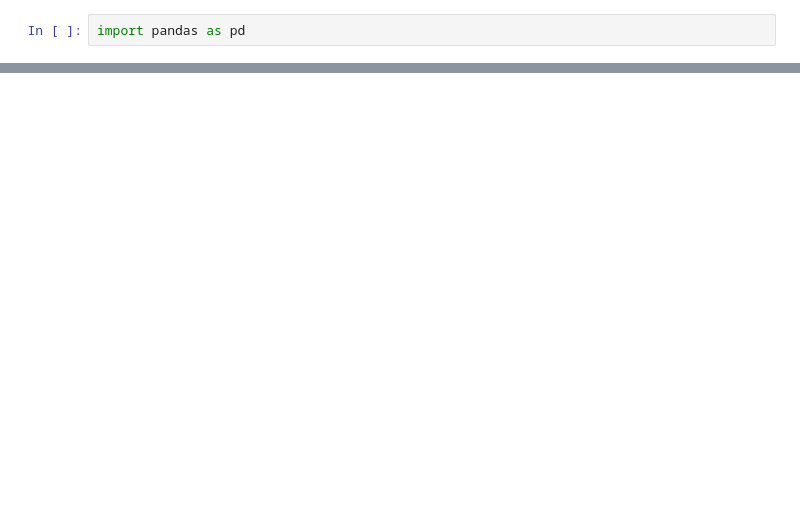
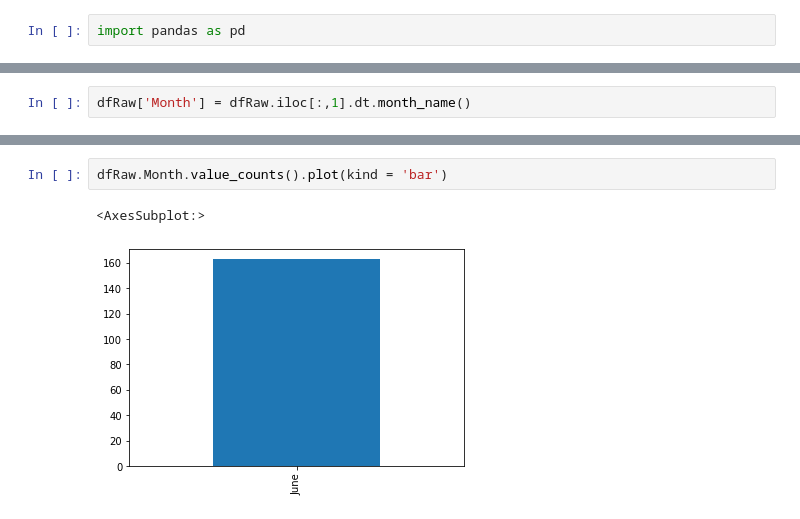
Before and after one commit to CubeStatistica/Learning-Data-Science-Properly-for-Work-and-Production-Using-Python, a Jupyter notebook: EDA.ipynb, the cells around one changed output, grey strips where cells are left out. Cells and saved outputs as stored; diff of their text form; blank space fills up the shorter version.

```diff
--- a/EDA.ipynb
+++ b/EDA.ipynb
@@ -26,0 +442,2 @@ pd.read_excel('https://github.com/CubeStatistica/Business-Development/blob/main/
+# %%
+dfRaw['Month'] = dfRaw.iloc[:,1].dt.month_name()
@@ -26,0 +460,5 @@ pd.read_excel('https://github.com/CubeStatistica/Business-Development/blob/main/
+# %%
+dfRaw.Month.value_counts().plot(kind = 'bar')
+# %% [output]
+<AxesSubplot:>
+[figure, added]
```
Also changed, not shown: parts of 61 cells of this notebook, 1 other file.
